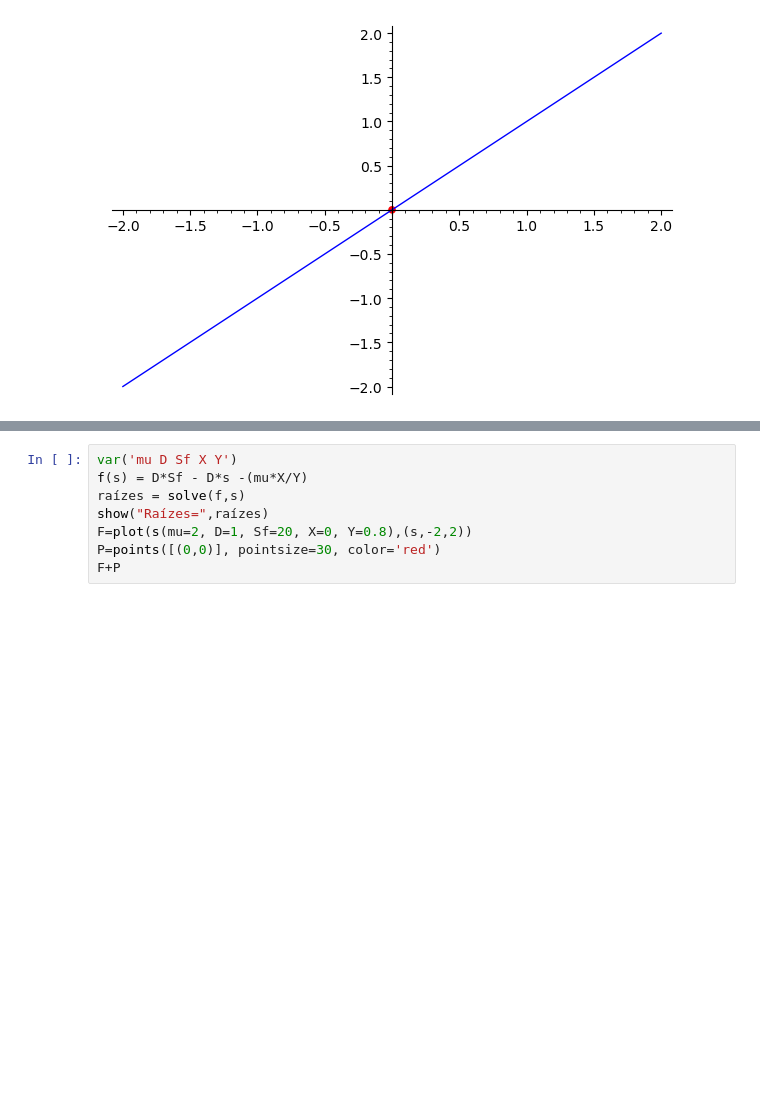
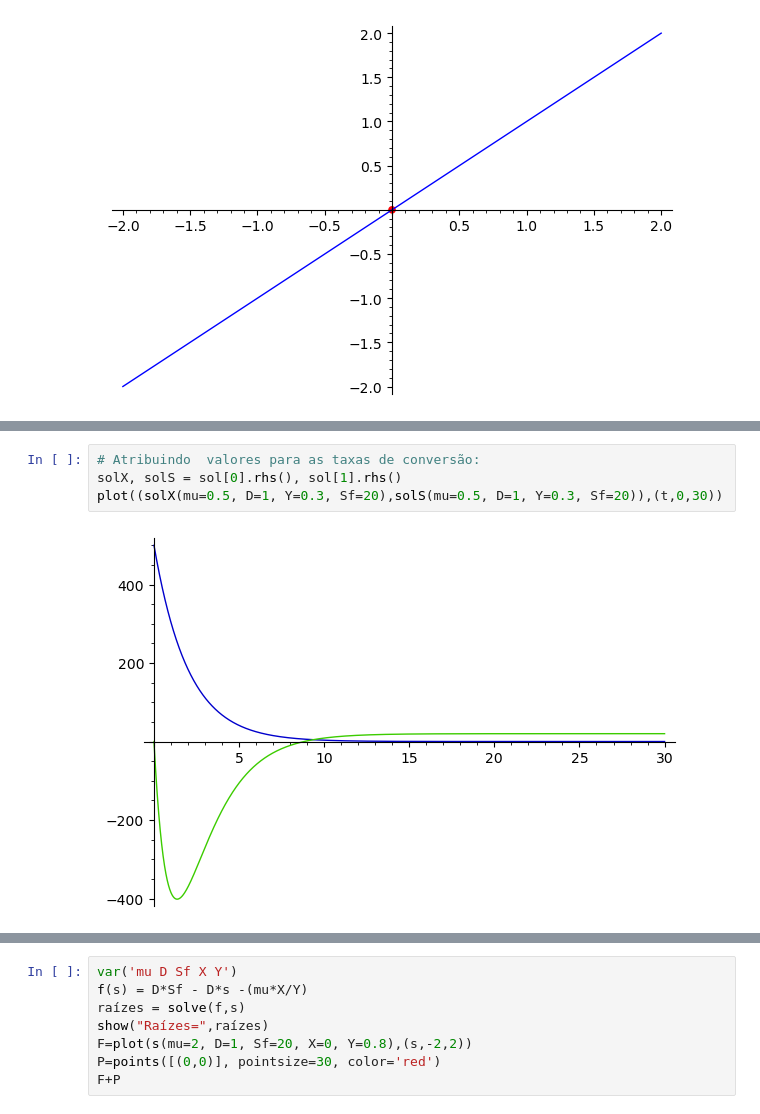
Before and after one commit to RaphaLevy/Artigo_Fenomenos_Biologicos, a Jupyter notebook: Modelagem de Sistemas.ipynb, the cells around one changed output, grey strips where cells are left out. Saved outputs shown, nothing was run; the diff lists cells and outputs as text; blank space fills up the shorter version.

```diff
--- a/Modelagem de Sistemas.ipynb
+++ b/Modelagem de Sistemas.ipynb
@@ -99,0 +145,6 @@ F+P
+# %%
+# Atribuindo  valores para as taxas de conversão:
+solX, solS = sol[0].rhs(), sol[1].rhs()
+plot((solX(mu=0.5, D=1, Y=0.3, Sf=20),solS(mu=0.5, D=1, Y=0.3, Sf=20)),(t,0,30))
+# %% [output]
+[figure, added]
```
Also changed, not shown: parts of 19 cells of this notebook.
